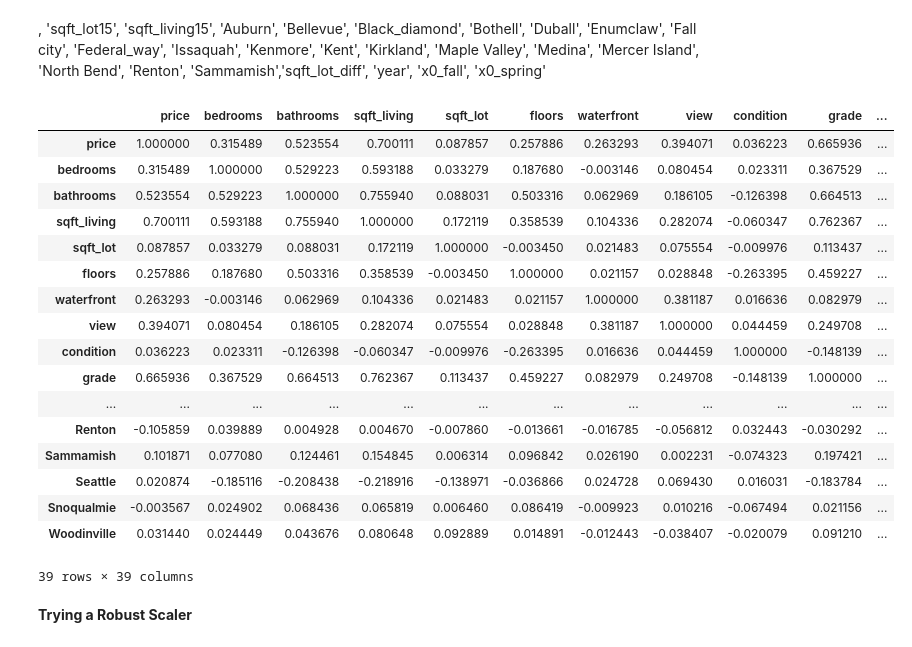
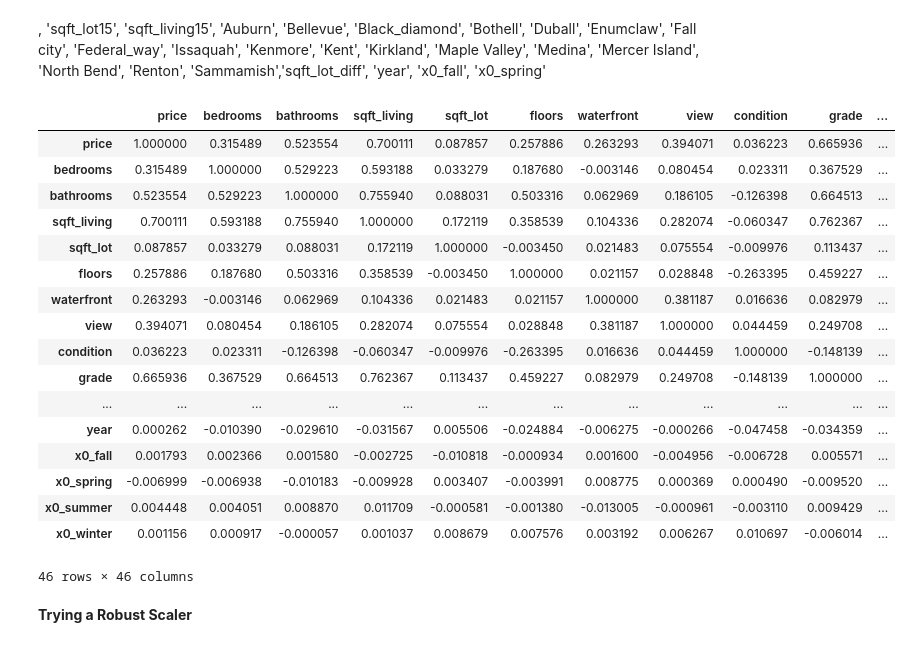
Before and after one commit to Somethingor/bsc-phase-two-project, a Jupyter notebook: notebooks/exploratory/member-2/MiddleGrades.ipynb, the cells around one changed output. Saved outputs shown, nothing was run; the diff lists cells and outputs as text; code cells hidden in the pictures.

```diff
--- a/notebooks/exploratory/member-2/MiddleGrades.ipynb
+++ b/notebooks/exploratory/member-2/MiddleGrades.ipynb
@@ -258,26 +261,26 @@ print(cv_results_mean_scaled_ylog)
                                  'Renton', 'Sammamish','sqft_lot_diff', 'year', 'x0_fall',
                                  'x0_spring'
 # %%
-df.iloc[:,:39].corr()
+df.corr()
 # %% [output]
 |  | price | bedrooms | bathrooms | sqft_living | sqft_lot | floors | waterfront | view | condition | grade | ... |
 | price | 1.000000 | 0.315489 | 0.523554 | 0.700111 | 0.087857 | 0.257886 | 0.263293 | 0.394071 | 0.036223 | 0.665936 | ... |
 | bedrooms | 0.315489 | 1.000000 | 0.529223 | 0.593188 | 0.033279 | 0.187680 | -0.003146 | 0.080454 | 0.023311 | 0.367529 | ... |
 | bathrooms | 0.523554 | 0.529223 | 1.000000 | 0.755940 | 0.088031 | 0.503316 | 0.062969 | 0.186105 | -0.126398 | 0.664513 | ... |
 | sqft_living | 0.700111 | 0.593188 | 0.755940 | 1.000000 | 0.172119 | 0.358539 | 0.104336 | 0.282074 | -0.060347 | 0.762367 | ... |
 | sqft_lot | 0.087857 | 0.033279 | 0.088031 | 0.172119 | 1.000000 | -0.003450 | 0.021483 | 0.075554 | -0.009976 | 0.113437 | ... |
 | floors | 0.257886 | 0.187680 | 0.503316 | 0.358539 | -0.003450 | 1.000000 | 0.021157 | 0.028848 | -0.263395 | 0.459227 | ... |
 | waterfront | 0.263293 | -0.003146 | 0.062969 | 0.104336 | 0.021483 | 0.021157 | 1.000000 | 0.381187 | 0.016636 | 0.082979 | ... |
 | view | 0.394071 | 0.080454 | 0.186105 | 0.282074 | 0.075554 | 0.028848 | 0.381187 | 1.000000 | 0.044459 | 0.249708 | ... |
 | condition | 0.036223 | 0.023311 | -0.126398 | -0.060347 | -0.009976 | -0.263395 | 0.016636 | 0.044459 | 1.000000 | -0.148139 | ... |
 | grade | 0.665936 | 0.367529 | 0.664513 | 0.762367 | 0.113437 | 0.459227 | 0.082979 | 0.249708 | -0.148139 | 1.000000 | ... |
 | ... | ... | ... | ... | ... | ... | ... | ... | ... | ... | ... | ... |
-| Renton | -0.105859 | 0.039889 | 0.004928 | 0.004670 | -0.007860 | -0.013661 | -0.016785 | -0.056812 | 0.032443 | -0.030292 | ... |
-| Sammamish | 0.101871 | 0.077080 | 0.124461 | 0.154845 | 0.006314 | 0.096842 | 0.026190 | 0.002231 | -0.074323 | 0.197421 | ... |
-| Seattle | 0.020874 | -0.185116 | -0.208438 | -0.218916 | -0.138971 | -0.036866 | 0.024728 | 0.069430 | 0.016031 | -0.183784 | ... |
-| Snoqualmie | -0.003567 | 0.024902 | 0.068436 | 0.065819 | 0.006460 | 0.086419 | -0.009923 | 0.010216 | -0.067494 | 0.021156 | ... |
-| Woodinville | 0.031440 | 0.024449 | 0.043676 | 0.080648 | 0.092889 | 0.014891 | -0.012443 | -0.038407 | -0.020079 | 0.091210 | ... |
+| year | 0.000262 | -0.010390 | -0.029610 | -0.031567 | 0.005506 | -0.024884 | -0.006275 | -0.000266 | -0.047458 | -0.034359 | ... |
+| x0_fall | 0.001793 | 0.002366 | 0.001580 | -0.002725 | -0.010818 | -0.000934 | 0.001600 | -0.004956 | -0.006728 | 0.005571 | ... |
+| x0_spring | -0.006999 | -0.006938 | -0.010183 | -0.009928 | 0.003407 | -0.003991 | 0.008775 | 0.000369 | 0.000490 | -0.009520 | ... |
+| x0_summer | 0.004448 | 0.004051 | 0.008870 | 0.011709 | -0.000581 | -0.001380 | -0.013005 | -0.000961 | -0.003110 | 0.009429 | ... |
+| x0_winter | 0.001156 | 0.000917 | -0.000057 | 0.001037 | 0.008679 | 0.007576 | 0.003192 | 0.006267 | 0.010697 | -0.006014 | ... |
-39 rows × 39 columns
+46 rows × 46 columns
 # %% [markdown]
 **Trying a Robust Scaler**
 # %%
```
Also changed, not shown: parts of 5 cells of this notebook.
